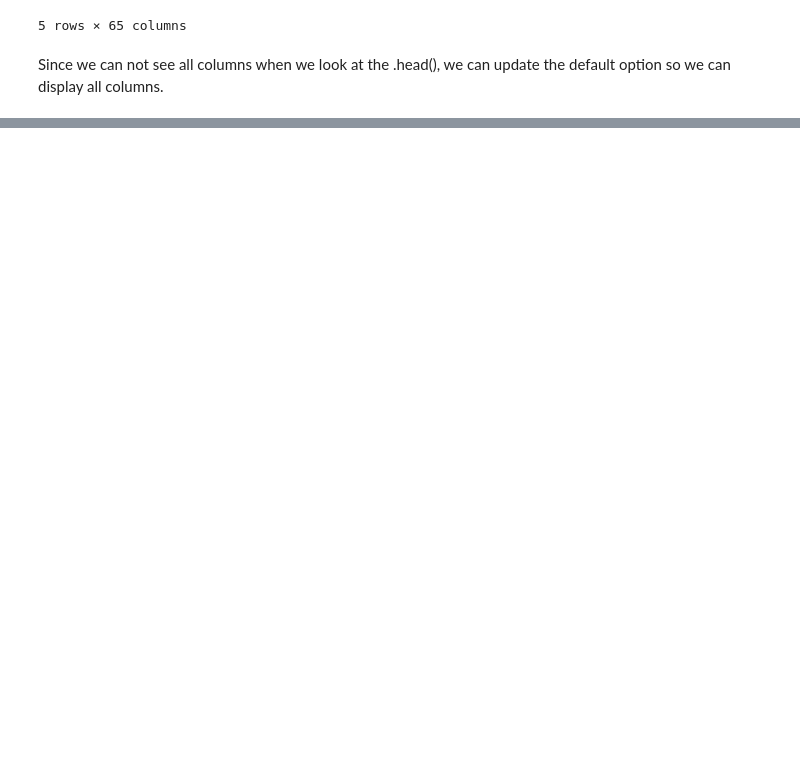
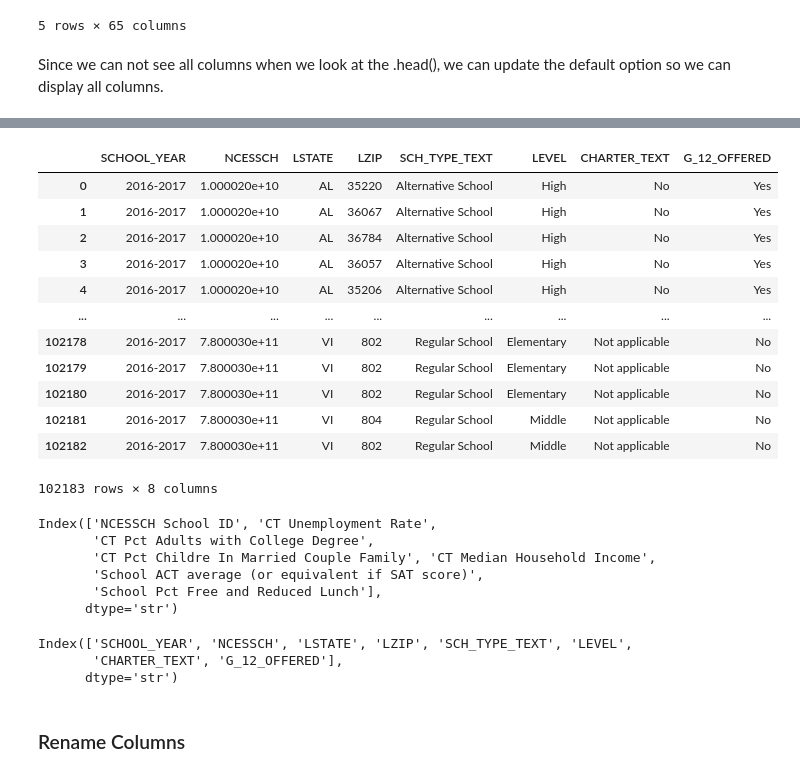
Before and after one commit to binay8/education, a Jupyter notebook: code/education.ipynb, the cells around one changed output, grey strips where cells are left out. Cells and saved outputs as stored; diff of their text form; code cells hidden in the pictures; blank space fills up the shorter version.

```diff
--- a/code/education.ipynb
+++ b/code/education.ipynb
@@ -105,0 +124,35 @@ school_information.head()
+# %%
+school_information = school_information[['SCHOOL_YEAR', 'NCESSCH', 'LSTATE', 'LZIP', 'SCH_TYPE_TEXT', 'LEVEL', 'CHARTER_TEXT', 'G_12_OFFERED']] # CHARTER_TEXT attribute is missing
+# %%
+school_information
+# %% [output]
+|  | SCHOOL_YEAR | NCESSCH | LSTATE | LZIP | SCH_TYPE_TEXT | LEVEL | CHARTER_TEXT | G_12_OFFERED |
+| 0 | 2016-2017 | 1.000020e+10 | AL | 35220 | Alternative School | High | No | Yes |
+| 1 | 2016-2017 | 1.000020e+10 | AL | 36067 | Alternative School | High | No | Yes |
+| 2 | 2016-2017 | 1.000020e+10 | AL | 36784 | Alternative School | High | No | Yes |
+| 3 | 2016-2017 | 1.000020e+10 | AL | 36057 | Alternative School | High | No | Yes |
+| 4 | 2016-2017 | 1.000020e+10 | AL | 35206 | Alternative School | High | No | Yes |
+| ... | ... | ... | ... | ... | ... | ... | ... | ... |
+| 102178 | 2016-2017 | 7.800030e+11 | VI | 802 | Regular School | Elementary | Not applicable | No |
+| 102179 | 2016-2017 | 7.800030e+11 | VI | 802 | Regular School | Elementary | Not applicable | No |
+| 102180 | 2016-2017 | 7.800030e+11 | VI | 802 | Regular School | Elementary | Not applicable | No |
+| 102181 | 2016-2017 | 7.800030e+11 | VI | 804 | Regular School | Middle | Not applicable | No |
+| 102182 | 2016-2017 | 7.800030e+11 | VI | 802 | Regular School | Middle | Not applicable | No |
+102183 rows × 8 columns
+# %%
+edgap.columns
+# %% [output]
+Index(['NCESSCH School ID', 'CT Unemployment Rate',
+       'CT Pct Adults with College Degree',
+       'CT Pct Childre In Married Couple Family', 'CT Median Household Income',
+       'School ACT average (or equivalent if SAT score)',
+       'School Pct Free and Reduced Lunch'],
+      dtype='str')
+# %%
+school_information.columns
+# %% [output]
+Index(['SCHOOL_YEAR', 'NCESSCH', 'LSTATE', 'LZIP', 'SCH_TYPE_TEXT', 'LEVEL',
+       'CHARTER_TEXT', 'G_12_OFFERED'],
+      dtype='str')
+# %% [markdown]
+### Rename Columns
```
Also changed, not shown: parts of 9 cells of this notebook.
